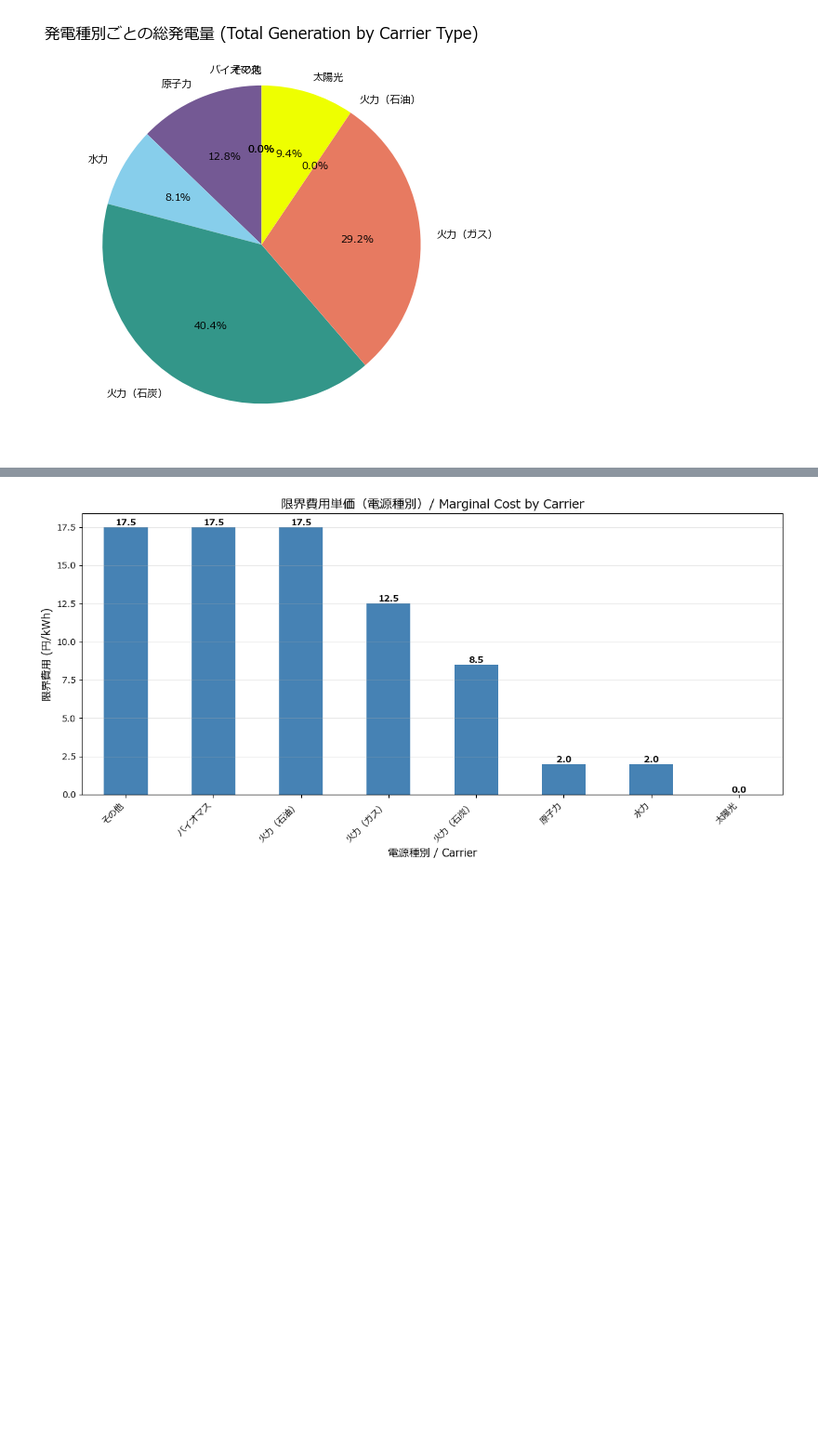
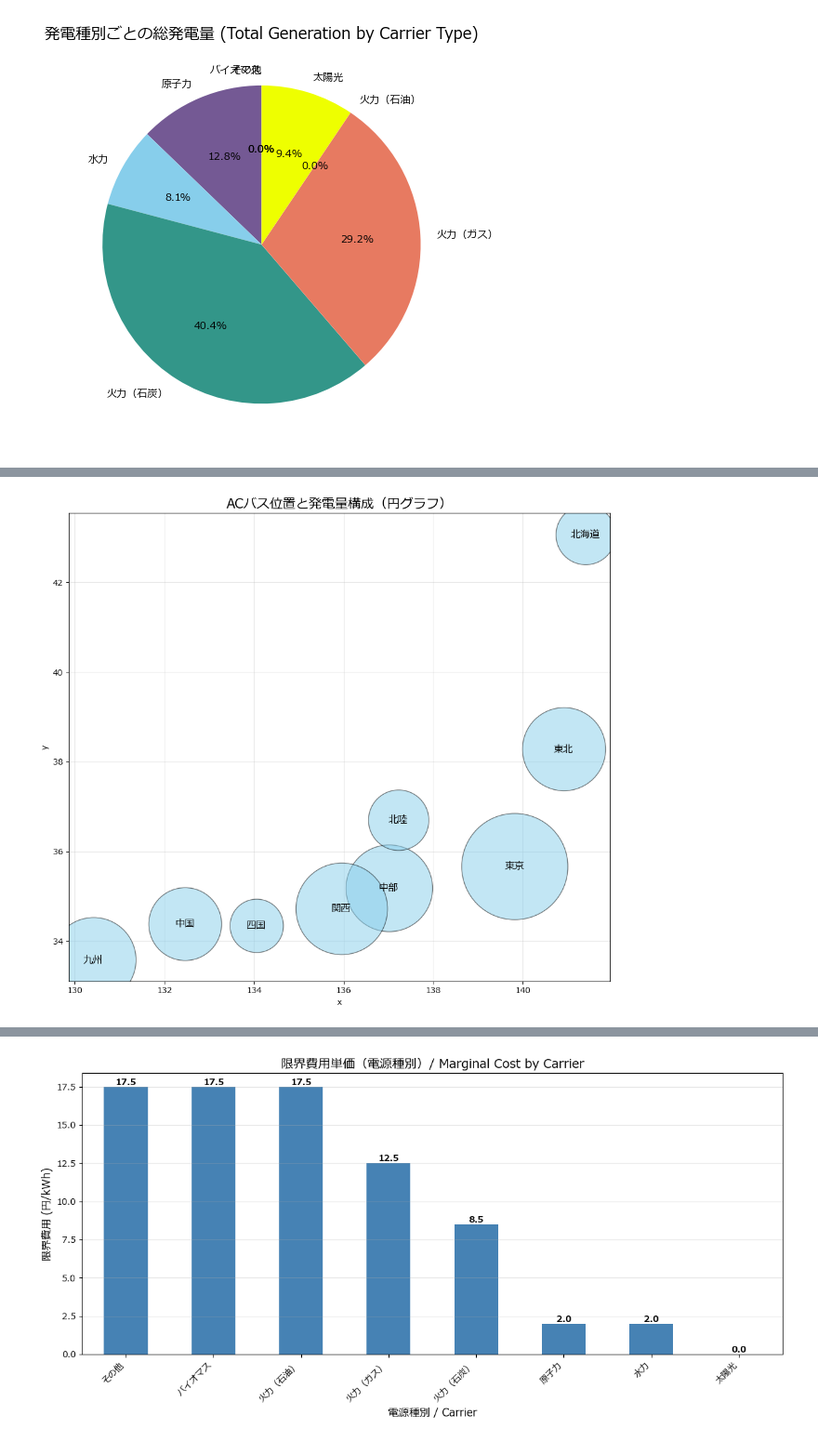
Before and after one commit to takashi-yanase/DemandSupplySimulation, a Jupyter notebook: 01 data_exploration.ipynb, the cells around one changed output, grey strips where cells are left out. Shown at 93% size. Cells and saved outputs as stored; diff of their text form; code cells hidden in the pictures; blank space fills up the shorter version.

```diff
--- a/01 data_exploration.ipynb
+++ b/01 data_exploration.ipynb
@@ -46,0 +50,40 @@ analyze_results.plot_generation_by_bus(network)
+# %%
+import matplotlib.pyplot as plt
+
+# ACバスのみ抽出
+ac_buses = network.buses[network.buses['carrier'] == 'AC']
+
+# バス名リスト
+bus_names = ac_buses.index.tolist()
+
+# バスの座標
+bus_x = ac_buses['x']
+bus_y = ac_buses['y']
+
+# バスごとの発電量（TWh）を取得
+gen_by_bus = df_bus_costs['総発電量 (TWh)']
+
+# 円グラフのサイズを発電量に比例させる（例: TWhの平方根×定数）
+sizes = gen_by_bus.loc[bus_names].apply(lambda v: max(300, v**0.5 * 1000))
+
+fig, ax = plt.subplots(figsize=(10, 10))
+ax.set_aspect('equal')
+ax.set_title('ACバス位置と発電量構成（円グラフ）', fontsize=16)
+
+for bus in bus_names:
+    x = bus_x[bus]
+    y = bus_y[bus]
+    # 各バスの発電量構成（ここでは平均単価で色分け例、実際は電源mixがあればそちらを使う）
+    # 仮に全量を1つの色で表示（例: 青）
+    ax.scatter(x, y, s=sizes[bus], color='skyblue', alpha=0.5, edgecolor='k', zorder=2)
+    ax.text(x, y, bus, fontsize=12, ha='center', va='center', zorder=3)
+
+# 地図の背景（日本の輪郭など）が必要ならここで追加
+
+ax.set_xlabel('x')
+ax.set_ylabel('y')
+plt.grid(True, alpha=0.3)
+plt.tight_layout()
+plt.show()
+# %% [output]
+[figure, added]
```
Also changed, not shown: parts of 5 cells of this notebook, 3 other files.
